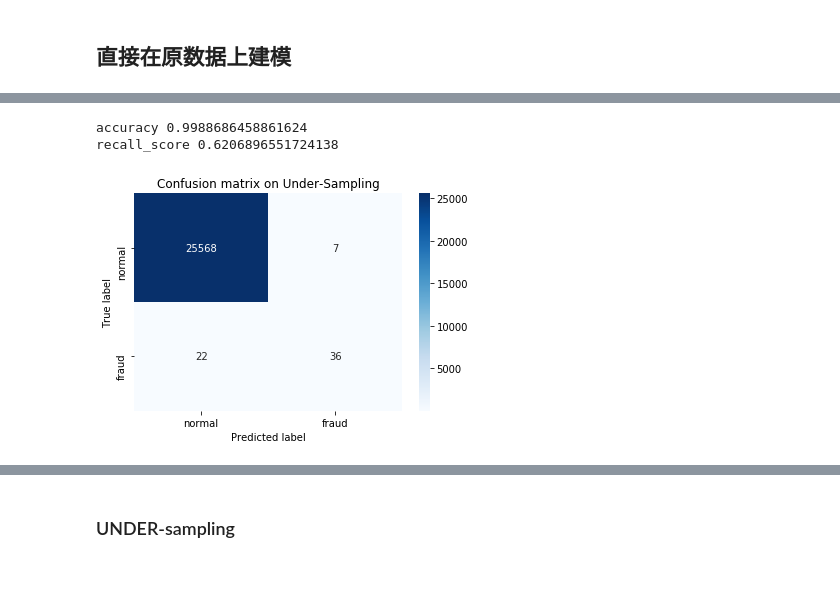
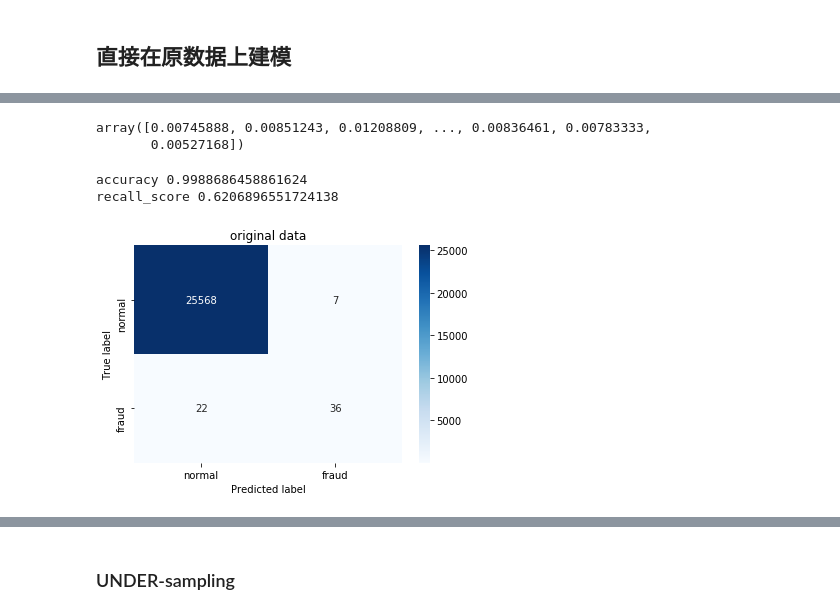
Before and after one commit to BellaLSun/Customer_Churn, a Jupyter notebook: 02 ROC_PRC_threshold Modeling.ipynb, the cells around one changed output, grey strips where cells are left out. Cells and saved outputs as stored; diff of their text form; code cells hidden in the pictures; blank space fills up the shorter version.

```diff
--- a/02 ROC_PRC_threshold Modeling.ipynb
+++ b/02 ROC_PRC_threshold Modeling.ipynb
@@ -105,7 +118,29 @@ y_pred2=lr2.predict(x_test)
+# %%
+y_proba = y_proba[:,1]
+y_proba
+# %% [output]
+array([0.00745888, 0.00851243, 0.01208809, ..., 0.00836461, 0.00783333,
+       0.00527168])
+# %%
+from sklearn.metrics import (make_scorer, accuracy_score, confusion_matrix, precision_recall_curve,
+                             auc,roc_curve, roc_auc_score ,recall_score, classification_report)
+def metric(y_t,y_p,title):
+    cm=confusion_matrix(y_t,y_p)
+    ac=accuracy_score(y_t,y_p)
+    print('accuracy',ac)
+    rs=recall_score(y_t,y_p)
+    print("recall_score",rs)
+    df_cm=pd.DataFrame(cm,index=[i for i in['normal','fraud']],
+                       columns=[k for k in ['normal','fraud']])
+    sns.heatmap(df_cm,annot=True,cmap='Blues',fmt='g')
+    plt.title(title)
+    plt.ylabel('True label')
+    plt.xlabel('Predicted label')
 # %%
 # recall很低，说明被预测到fraud值很少，这样极其有害公司利润，坏账率上升，利润率降低，然后就失业了。
-metric(y_test,y_pred2)
+import seaborn as sns
+metric(y_test,y_pred2,'original data')
 # %% [output]
 accuracy 0.9988686458861624
 recall_score 0.6206896551724138
-[figure, old version]
+[figure, new version]
```
Also changed, not shown: parts of 6 cells of this notebook, 3 other files.
